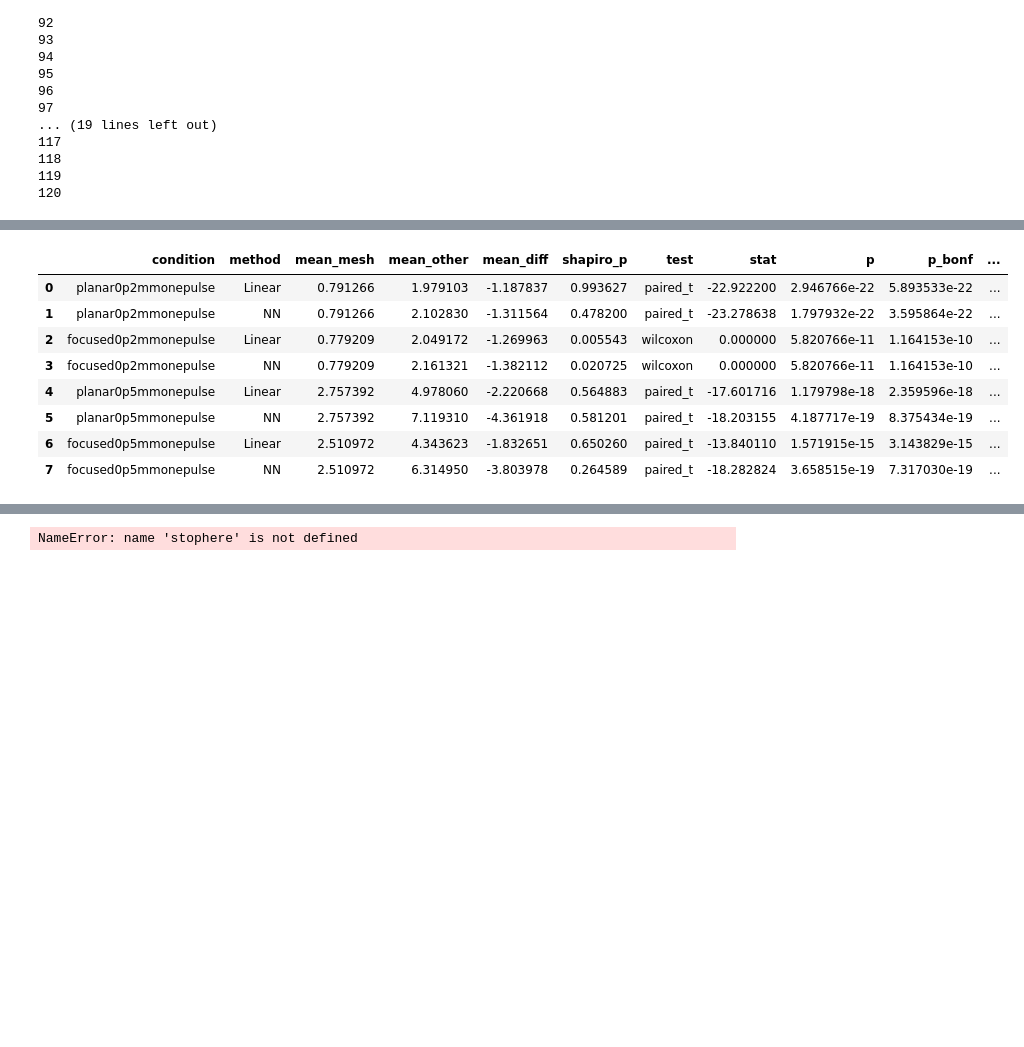
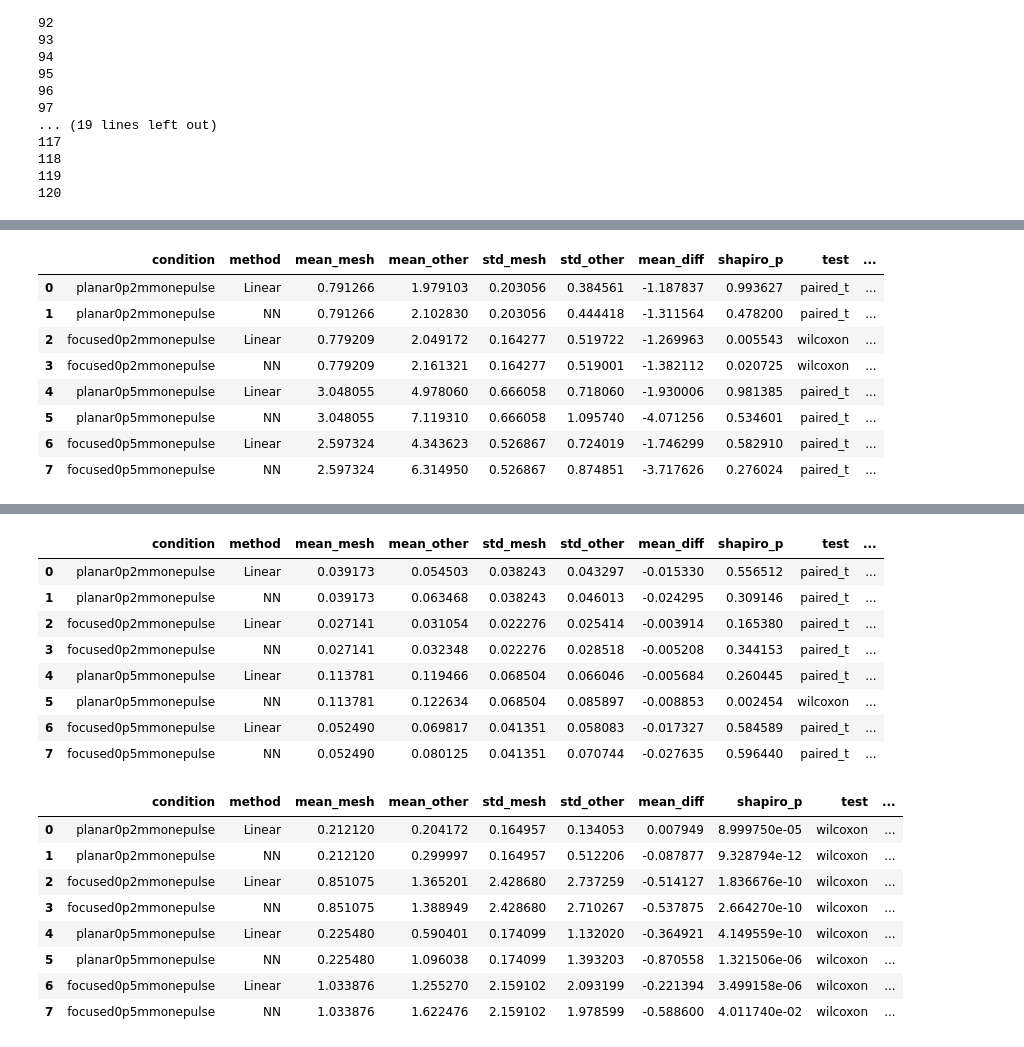
Before and after one commit to Donny-bla/SpineSegment-USSimulation, a Jupyter notebook: DataAnalysis.ipynb, the cells around one changed output, grey strips where cells are left out. Drawn from its saved outputs; the diff is of its cells as text; code cells hidden in the pictures; blank space fills up the shorter version.

```diff
--- a/DataAnalysis.ipynb
+++ b/DataAnalysis.ipynb
@@ -42,7 +42,7 @@ for s in SLICE_INDEX_LIST:
             l2 = np.sum((RGT - R) ** 2)/np.sum(RGT ** 2)
             l1 = np.max(np.abs(np.abs(RGT) - np.abs(R)))/np.max(np.abs(RGT))
             focal = np.abs(np.max(np.abs(R)) - np.max(np.abs(RGT))) / np.max(np.abs(RGT))
-            dist = np.sqrt((px - pxx)**2 + (py - pyy)**2)
+            dist = np.sqrt((px - pxx)**2 + (py - pyy)**2) * 0.1
 
             L2short[ds][m].append(l2 * 100)
             L1short[ds][m].append(l1 * 100)
@@ -158,5 +158,4 @@ plt.show()
 # %%
-import numpy as np
 import pandas as pd
 from scipy.stats import shapiro, ttest_rel, wilcoxon
 
@@ -187,48 +186,53 @@ def stattest(data, subset):
             if sh_p >= 0.05:
                 stat, p = ttest_rel(a, b)
                 test = "paired_t"
                 effect = diff.mean() / diff.std(ddof=1)  # Cohen's dz
             else:
                 stat, p = wilcoxon(a, b)
                 test = "wilcoxon"
-                effect = stat / np.sqrt(len(diff))       # simple r approx
-
-            tmp.append((m, a.mean(), b.mean(), diff.mean(), sh_p, test, stat, p, effect))
+                effect = 1 - (2 * stat) / (len(diff) * (len(diff) + 1))       # simple r approx
+                #effect = diff.mean() / diff.std(ddof=1)  # Cohen's dz
+            tmp.append((m, a.mean(), b.mean(), a.std(ddof=1), b.std(ddof=1), diff.mean(), sh_p, test, stat, p, effect))
             pvals.append(p)
 
         # Bonferroni correction (simple and explicit)
         pvals = np.array(pvals)
         p_corr = np.minimum(pvals * len(pvals), 1.0)
 
-        for (m, mt, mo, md, sh_p, test, stat, p, eff), pc in zip(tmp, p_corr):
+        for (m, mt, mo, stdt, stdo, md, sh_p, test, stat, p, eff), pc in zip(tmp, p_corr):
             rows.append({
                 "condition": d,
                 "method": m,
                 "mean_mesh": mt,
                 "mean_other": mo,
+                "std_mesh": stdt,
+                "std_other": stdo,
                 "mean_diff": md,
                 "shapiro_p": sh_p,
                 "test": test,
                 "stat": stat,
                 "p": p,
                 "p_bonf": pc,
                 "significant": pc < 0.05,
                 "effect_size": eff
             })
 
     df = pd.DataFrame(rows)
-    display(df)
-stattest(L2short, subsetshort)
-stattest(L1short, subsetshort)
-stattest(L2conti, subsetconti)
-stattest(L1conti, subsetconti)
+    #display(df)
+    return df
+display(stattest(L2short, subsetshort))
+display(stattest(L1short, subsetshort))
+display(stattest(L2conti, subsetconti))
+display(stattest(L1conti, subsetconti))
+display(stattest(peak_diff, subsetshort))
+display(stattest(focal_dist, subsetshort))
 # %% [output]
-|  | condition | method | mean_mesh | mean_other | mean_diff | shapiro_p | test | stat | p | p_bonf | ... |
-| 0 | planar0p2mmonepulse | Linear | 0.791266 | 1.979103 | -1.187837 | 0.993627 | paired_t | -22.922200 | 2.946766e-22 | 5.893533e-22 | ... |
-| 1 | planar0p2mmonepulse | NN | 0.791266 | 2.102830 | -1.311564 | 0.478200 | paired_t | -23.278638 | 1.797932e-22 | 3.595864e-22 | ... |
-| 2 | focused0p2mmonepulse | Linear | 0.779209 | 2.049172 | -1.269963 | 0.005543 | wilcoxon | 0.000000 | 5.820766e-11 | 1.164153e-10 | ... |
-| 3 | focused0p2mmonepulse | NN | 0.779209 | 2.161321 | -1.382112 | 0.020725 | wilcoxon | 0.000000 | 5.820766e-11 | 1.164153e-10 | ... |
-| 4 | planar0p5mmonepulse | Linear | 2.757392 | 4.978060 | -2.220668 | 0.564883 | paired_t | -17.601716 | 1.179798e-18 | 2.359596e-18 | ... |
-| 5 | planar0p5mmonepulse | NN | 2.757392 | 7.119310 | -4.361918 | 0.581201 | paired_t | -18.203155 | 4.187717e-19 | 8.375434e-19 | ... |
-| 6 | focused0p5mmonepulse | Linear | 2.510972 | 4.343623 | -1.832651 | 0.650260 | paired_t | -13.840110 | 1.571915e-15 | 3.143829e-15 | ... |
-| 7 | focused0p5mmonepulse | NN | 2.510972 | 6.314950 | -3.803978 | 0.264589 | paired_t | -18.282824 | 3.658515e-19 | 7.317030e-19 | ... |
+|  | condition | method | mean_mesh | mean_other | std_mesh | std_other | mean_diff | shapiro_p | test | ... |
+| 0 | planar0p2mmonepulse | Linear | 0.791266 | 1.979103 | 0.203056 | 0.384561 | -1.187837 | 0.993627 | paired_t | ... |
+| 1 | planar0p2mmonepulse | NN | 0.791266 | 2.102830 | 0.203056 | 0.444418 | -1.311564 | 0.478200 | paired_t | ... |
+| 2 | focused0p2mmonepulse | Linear | 0.779209 | 2.049172 | 0.164277 | 0.519722 | -1.269963 | 0.005543 | wilcoxon | ... |
+| 3 | focused0p2mmonepulse | NN | 0.779209 | 2.161321 | 0.164277 | 0.519001 | -1.382112 | 0.020725 | wilcoxon | ... |
+| 4 | planar0p5mmonepulse | Linear | 3.048055 | 4.978060 | 0.666058 | 0.718060 | -1.930006 | 0.981385 | paired_t | ... |
+| 5 | planar0p5mmonepulse | NN | 3.048055 | 7.119310 | 0.666058 | 1.095740 | -4.071256 | 0.534601 | paired_t | ... |
+| 6 | focused0p5mmonepulse | Linear | 2.597324 | 4.343623 | 0.526867 | 0.724019 | -1.746299 | 0.582910 | paired_t | ... |
+| 7 | focused0p5mmonepulse | NN | 2.597324 | 6.314950 | 0.526867 | 0.874851 | -3.717626 | 0.276024 | paired_t | ... |
@@ -262,4 +266,18 @@ stattest(L1conti, subsetconti)
+|  | condition | method | mean_mesh | mean_other | std_mesh | std_other | mean_diff | shapiro_p | test | ... |
+| 0 | planar0p2mmonepulse | Linear | 0.039173 | 0.054503 | 0.038243 | 0.043297 | -0.015330 | 0.556512 | paired_t | ... |
+| 1 | planar0p2mmonepulse | NN | 0.039173 | 0.063468 | 0.038243 | 0.046013 | -0.024295 | 0.309146 | paired_t | ... |
+| 2 | focused0p2mmonepulse | Linear | 0.027141 | 0.031054 | 0.022276 | 0.025414 | -0.003914 | 0.165380 | paired_t | ... |
+| 3 | focused0p2mmonepulse | NN | 0.027141 | 0.032348 | 0.022276 | 0.028518 | -0.005208 | 0.344153 | paired_t | ... |
+| 4 | planar0p5mmonepulse | Linear | 0.113781 | 0.119466 | 0.068504 | 0.066046 | -0.005684 | 0.260445 | paired_t | ... |
+| 5 | planar0p5mmonepulse | NN | 0.113781 | 0.122634 | 0.068504 | 0.085897 | -0.008853 | 0.002454 | wilcoxon | ... |
+| 6 | focused0p5mmonepulse | Linear | 0.052490 | 0.069817 | 0.041351 | 0.058083 | -0.017327 | 0.584589 | paired_t | ... |
+| 7 | focused0p5mmonepulse | NN | 0.052490 | 0.080125 | 0.041351 | 0.070744 | -0.027635 | 0.596440 | paired_t | ... |
+|  | condition | method | mean_mesh | mean_other | std_mesh | std_other | mean_diff | shapiro_p | test | ... |
+| 0 | planar0p2mmonepulse | Linear | 0.212120 | 0.204172 | 0.164957 | 0.134053 | 0.007949 | 8.999750e-05 | wilcoxon | ... |
+| 1 | planar0p2mmonepulse | NN | 0.212120 | 0.299997 | 0.164957 | 0.512206 | -0.087877 | 9.328794e-12 | wilcoxon | ... |
+| 2 | focused0p2mmonepulse | Linear | 0.851075 | 1.365201 | 2.428680 | 2.737259 | -0.514127 | 1.836676e-10 | wilcoxon | ... |
+| 3 | focused0p2mmonepulse | NN | 0.851075 | 1.388949 | 2.428680 | 2.710267 | -0.537875 | 2.664270e-10 | wilcoxon | ... |
+| 4 | planar0p5mmonepulse | Linear | 0.225480 | 0.590401 | 0.174099 | 1.132020 | -0.364921 | 4.149559e-10 | wilcoxon | ... |
+| 5 | planar0p5mmonepulse | NN | 0.225480 | 1.096038 | 0.174099 | 1.393203 | -0.870558 | 1.321506e-06 | wilcoxon | ... |
+| 6 | focused0p5mmonepulse | Linear | 1.033876 | 1.255270 | 2.159102 | 2.093199 | -0.221394 | 3.499158e-06 | wilcoxon | ... |
+| 7 | focused0p5mmonepulse | NN | 1.033876 | 1.622476 | 2.159102 | 1.978599 | -0.588600 | 4.011740e-02 | wilcoxon | ... |
-# %%
-stophere
-# %% [output]
-NameError: name 'stophere' is not defined
```
Also changed, not shown: parts of 8 cells of this notebook, 1 other file.
